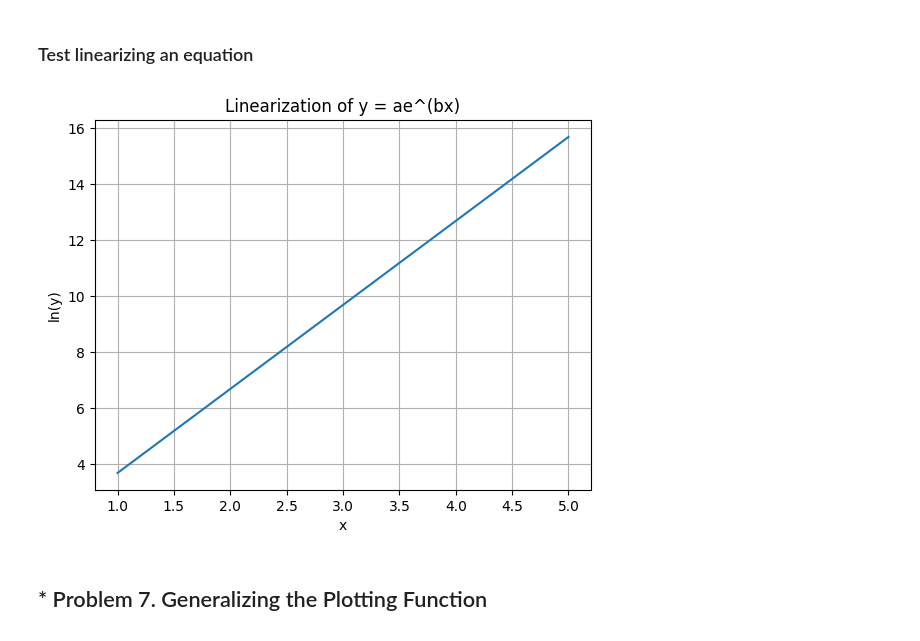
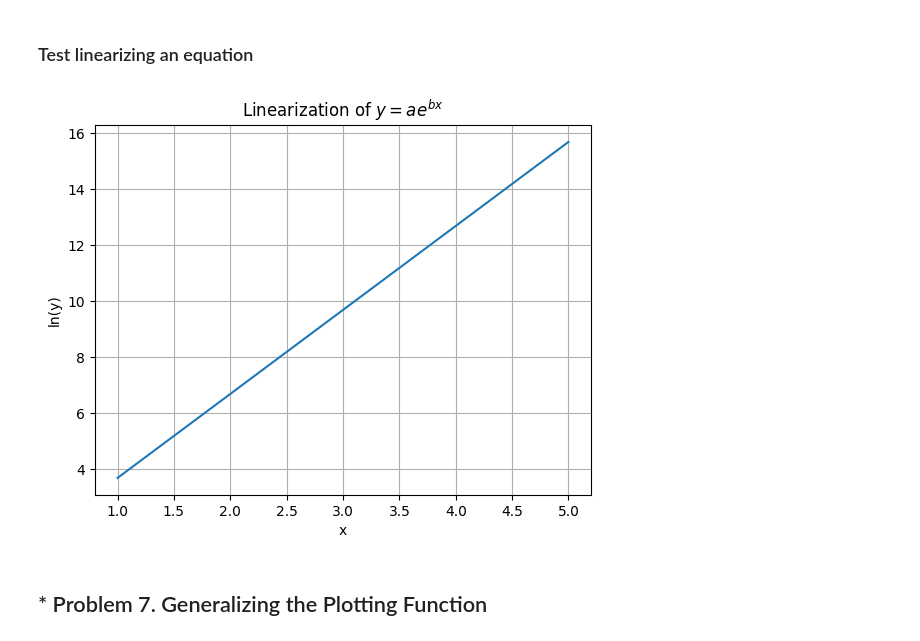
Before and after one commit to MirkaIvanova/softuni, a Jupyter notebook: 01.math/Homeworks/04.High-School-Maths-Exercise/04.High-School-Maths-Exercise.ipynb, the cells around one changed output. Saved outputs shown, nothing was run; the diff lists cells and outputs as text; code cells hidden in the pictures.

```diff
--- a/01.math/Homeworks/04.High-School-Maths-Exercise/04.High-School-Maths-Exercise.ipynb
+++ b/01.math/Homeworks/04.High-School-Maths-Exercise/04.High-School-Maths-Exercise.ipynb
@@ -211,17 +161,17 @@ def linearize_equation(a, b, x):
 # %%
 a = 2
 b = 3
 x = [1, 2, 3, 4, 5]
 y = [linearize_equation(a, b, x_value) for x_value in x]
 
 plt.plot(x, y)
 plt.xlabel('x')
 plt.ylabel('ln(y)')
-plt.title('Linearization of y = ae^(bx)')
+plt.title('Linearization of $y = ae^{bx}$')
 plt.grid(True)
 plt.show()
 # %% [output]
-[figure, old version]
+[figure, new version]
 # %% [markdown]
 ## * Problem 7. Generalizing the Plotting Function
 # %% [markdown]
```
Also changed, not shown: parts of 1 cell of this notebook, 14 other files.
